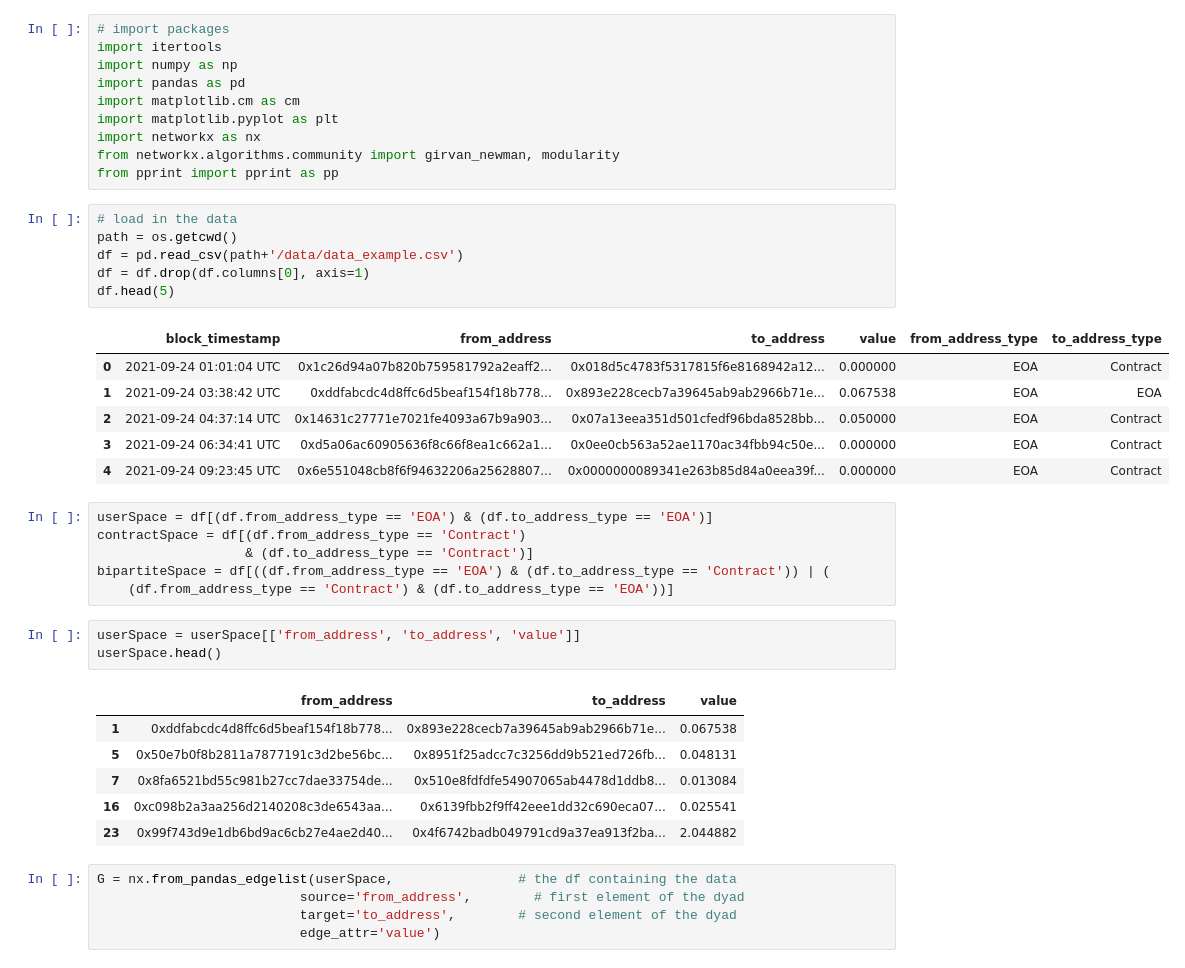
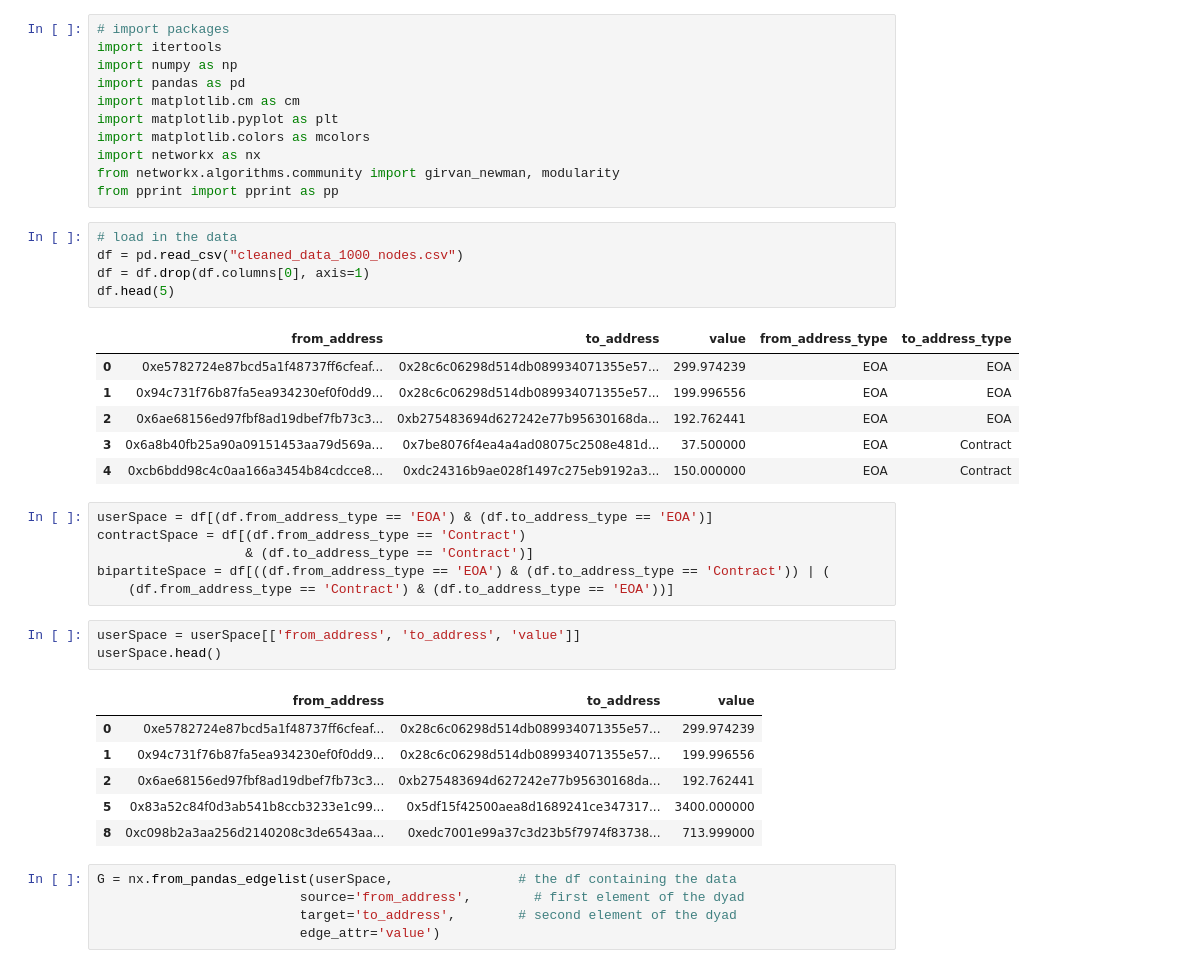
Before and after one commit to ba-group-projects/eth-trx-china-ban, a Jupyter notebook: centrality.ipynb, the cells around one changed output. Saved outputs shown, nothing was run; the diff lists cells and outputs as text.

```diff
--- a/centrality.ipynb
+++ b/centrality.ipynb
@@ -5,22 +5,22 @@ import numpy as np
 import pandas as pd
 import matplotlib.cm as cm
 import matplotlib.pyplot as plt
+import matplotlib.colors as mcolors
 import networkx as nx
 from networkx.algorithms.community import girvan_newman, modularity
 from pprint import pprint as pp
 # %%
 # load in the data
-path = os.getcwd()
-df = pd.read_csv(path+'/data/data_example.csv')
+df = pd.read_csv("cleaned_data_1000_nodes.csv")
 df = df.drop(df.columns[0], axis=1)
 df.head(5)
 # %% [output]
-|  | block_timestamp | from_address | to_address | value | from_address_type | to_address_type |
-| 0 | 2021-09-24 01:01:04 UTC | 0x1c26d94a07b820b759581792a2eaff2... | 0x018d5c4783f5317815f6e8168942a12... | 0.000000 | EOA | Contract |
-| 1 | 2021-09-24 03:38:42 UTC | 0xddfabcdc4d8ffc6d5beaf154f18b778... | 0x893e228cecb7a39645ab9ab2966b71e... | 0.067538 | EOA | EOA |
-| 2 | 2021-09-24 04:37:14 UTC | 0x14631c27771e7021fe4093a67b9a903... | 0x07a13eea351d501cfedf96bda8528bb... | 0.050000 | EOA | Contract |
-| 3 | 2021-09-24 06:34:41 UTC | 0xd5a06ac60905636f8c66f8ea1c662a1... | 0x0ee0cb563a52ae1170ac34fbb94c50e... | 0.000000 | EOA | Contract |
-| 4 | 2021-09-24 09:23:45 UTC | 0x6e551048cb8f6f94632206a25628807... | 0x0000000089341e263b85d84a0eea39f... | 0.000000 | EOA | Contract |
+|  | from_address | to_address | value | from_address_type | to_address_type |
+| 0 | 0xe5782724e87bcd5a1f48737ff6cfeaf... | 0x28c6c06298d514db089934071355e57... | 299.974239 | EOA | EOA |
+| 1 | 0x94c731f76b87fa5ea934230ef0f0dd9... | 0x28c6c06298d514db089934071355e57... | 199.996556 | EOA | EOA |
+| 2 | 0x6ae68156ed97fbf8ad19dbef7fb73c3... | 0xb275483694d627242e77b95630168da... | 192.762441 | EOA | EOA |
+| 3 | 0x6a8b40fb25a90a09151453aa79d569a... | 0x7be8076f4ea4a4ad08075c2508e481d... | 37.500000 | EOA | Contract |
+| 4 | 0xcb6bdd98c4c0aa166a3454b84cdcce8... | 0xdc24316b9ae028f1497c275eb9192a3... | 150.000000 | EOA | Contract |
 # %%
 userSpace = df[(df.from_address_type == 'EOA') & (df.to_address_type == 'EOA')]
 contractSpace = df[(df.from_address_type == 'Contract')
@@ -32,11 +32,11 @@ userSpace = userSpace[['from_address', 'to_address', 'value']]
 userSpace.head()
 # %% [output]
 |  | from_address | to_address | value |
-| 1 | 0xddfabcdc4d8ffc6d5beaf154f18b778... | 0x893e228cecb7a39645ab9ab2966b71e... | 0.067538 |
-| 5 | 0x50e7b0f8b2811a7877191c3d2be56bc... | 0x8951f25adcc7c3256dd9b521ed726fb... | 0.048131 |
-| 7 | 0x8fa6521bd55c981b27cc7dae33754de... | 0x510e8fdfdfe54907065ab4478d1ddb8... | 0.013084 |
-| 16 | 0xc098b2a3aa256d2140208c3de6543aa... | 0x6139fbb2f9ff42eee1dd32c690eca07... | 0.025541 |
-| 23 | 0x99f743d9e1db6bd9ac6cb27e4ae2d40... | 0x4f6742badb049791cd9a37ea913f2ba... | 2.044882 |
+| 0 | 0xe5782724e87bcd5a1f48737ff6cfeaf... | 0x28c6c06298d514db089934071355e57... | 299.974239 |
+| 1 | 0x94c731f76b87fa5ea934230ef0f0dd9... | 0x28c6c06298d514db089934071355e57... | 199.996556 |
+| 2 | 0x6ae68156ed97fbf8ad19dbef7fb73c3... | 0xb275483694d627242e77b95630168da... | 192.762441 |
+| 5 | 0x83a52c84f0d3ab541b8ccb3233e1c99... | 0x5df15f42500aea8d1689241ce347317... | 3400.000000 |
+| 8 | 0xc098b2a3aa256d2140208c3de6543aa... | 0xedc7001e99a37c3d23b5f7974f83738... | 713.999000 |
 # %%
 G = nx.from_pandas_edgelist(userSpace,                # the df containing the data
                           source='from_address',        # first element of the dyad
```
Also changed, not shown: parts of 18 cells of this notebook, 3 other files.
